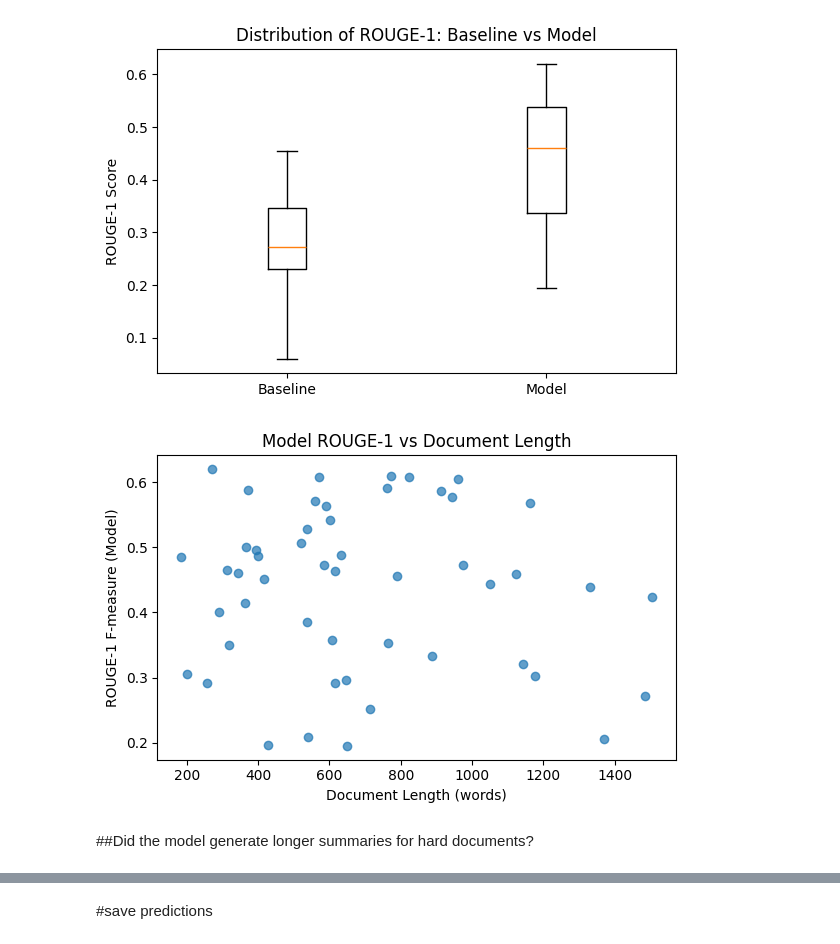
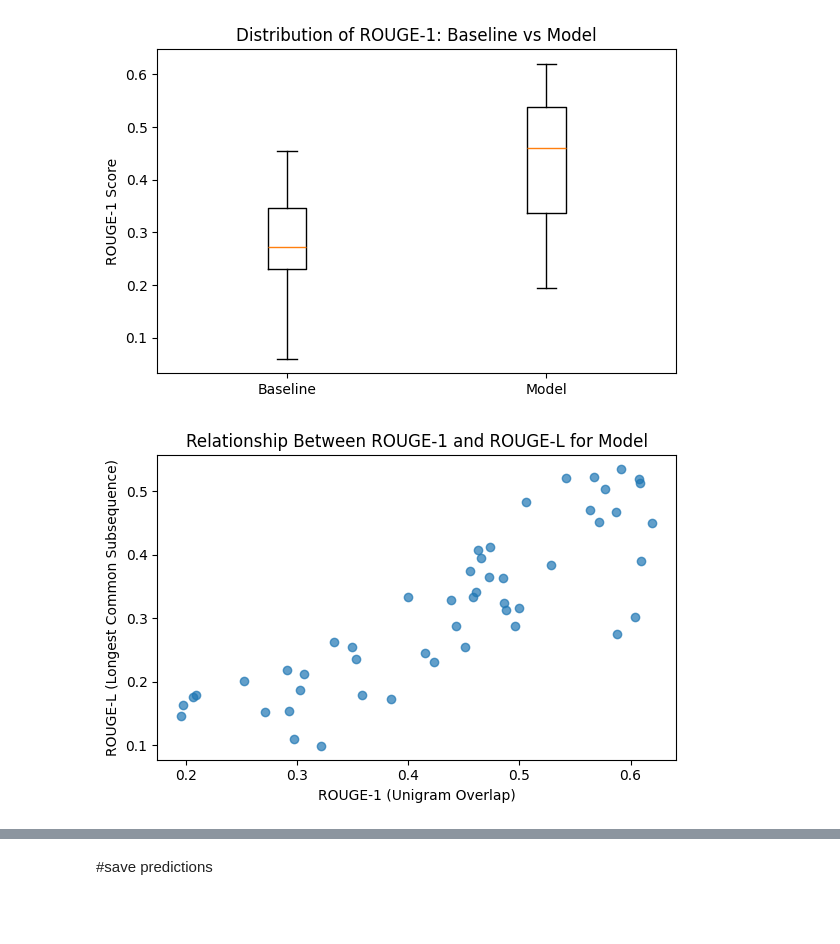
Before and after one commit to dlwltkd/hw6-mini-summarizer, a Jupyter notebook: run_experiment.ipynb, the cells around one changed output, grey strips where cells are left out. Drawn from its saved outputs; the diff is of its cells as text; code cells hidden in the pictures; blank space fills up the shorter version.

```diff
--- a/run_experiment.ipynb
+++ b/run_experiment.ipynb
@@ -183,21 +183,14 @@ plt.show()
 # %% [output]
 [figure]
 # %%
-def text_length(text: str) -> int:
-    return len(text.split())  # word count
+plt.figure(figsize=(6,4))
+plt.scatter(model_r1, [s['rougeL'].fmeasure for s in model_scores], alpha=0.7)
 
-doc_lengths = [text_length(ex["document"]) for ex in test_examples]
-
-plt.figure(figsize=(6, 4))
-plt.scatter(doc_lengths, model_r1, alpha=0.7)
-
-plt.xlabel("Document Length (words)")
-plt.ylabel("ROUGE-1 F-measure (Model)")
-plt.title("Model ROUGE-1 vs Document Length")
+plt.xlabel("ROUGE-1 (Unigram Overlap)")
+plt.ylabel("ROUGE-L (Longest Common Subsequence)")
+plt.title("Relationship Between ROUGE-1 and ROUGE-L for Model")
 
 plt.tight_layout()
 plt.show()
 # %% [output]
-[figure, old version]
+[figure, new version]
-# %% [markdown]
-##Did the model generate longer summaries for hard documents?
```
Also changed, not shown: parts of 3 cells of this notebook.
